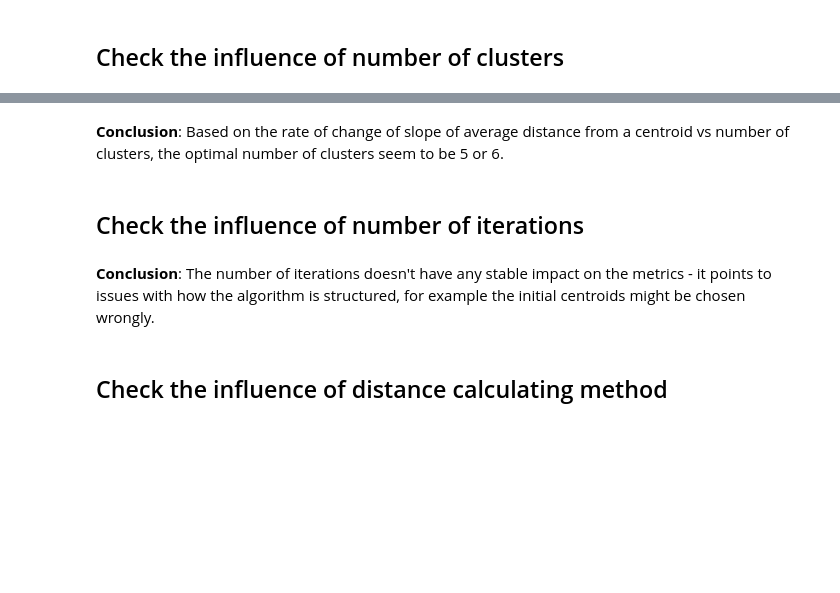
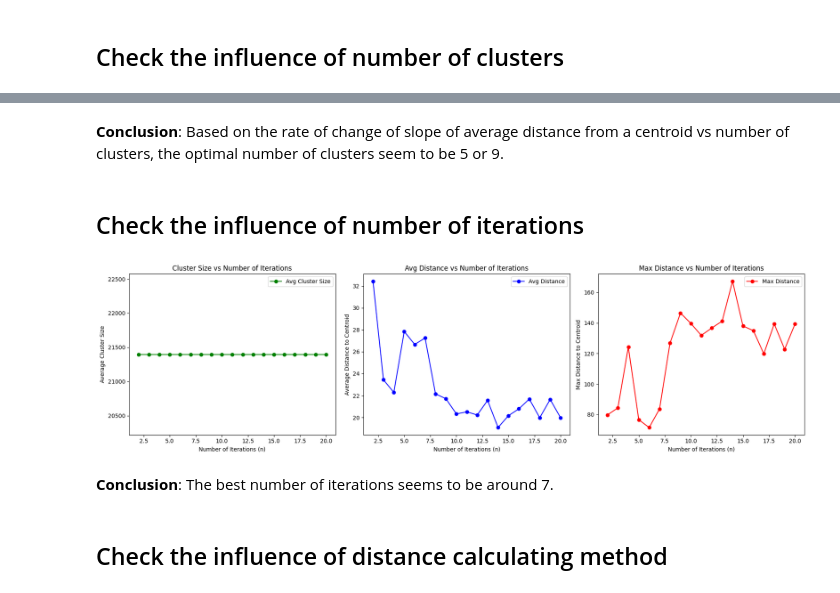
Before and after one commit to clouddiish/k_means, a Jupyter notebook: corrected_app/healthcare_noshows/healthcare_noshows_results_analysis.ipynb, the cells around one changed output, grey strips where cells are left out. Saved outputs shown, nothing was run; the diff lists cells and outputs as text; code cells hidden in the pictures; blank space fills up the shorter version.

```diff
--- a/corrected_app/healthcare_noshows/healthcare_noshows_results_analysis.ipynb
+++ b/corrected_app/healthcare_noshows/healthcare_noshows_results_analysis.ipynb
@@ -67,5 +67,5 @@ TypeError: object of type 'NoneType' has no len()
 # %% [markdown]
-**Conclusion**: Based on the rate of change of slope of average distance from a centroid vs number of clusters, the optimal number of clusters seem to be 5 or 6.
+**Conclusion**: Based on the rate of change of slope of average distance from a centroid vs number of clusters, the optimal number of clusters seem to be 5 or 9.
 # %% [markdown]
 ## Check the influence of number of iterations
 # %%
@@ -73,7 +73,7 @@ TypeError: object of type 'NoneType' has no len()
 
 results = []
 
-for n in range(2, 31):
+for n in range(2, 21):
     clusters, centroids = healthcare_noshows_loop(no_of_iterations=n, no_of_clusters=5, calculate_distance_function=get_euclidean_distance)
 
     cluster_sizes = [get_cluster_size(cluster) for cluster in clusters]
@@ -89,35 +89,37 @@ for n in range(2, 31):
 
 fig, axs = plt.subplots(1, 3, figsize=(18, 5))
 ns = [res["n"] for res in results]
 
 # avg cluster size vs number of clusters
 avg_cluster_sizes = [res["avg_cluster_size"] for res in results]
 axs[0].plot(ns, avg_cluster_sizes, marker='o', linestyle='-', color='g', label="Avg Cluster Size")
 axs[0].set_xlabel("Number of Iterations (n)")
 axs[0].set_ylabel("Average Cluster Size")
 axs[0].set_title("Cluster Size vs Number of Iterations")
 axs[0].legend()
 
 # avg distance to centroid vs number of clusters
 avg_distances = [res["avg_distance"] for res in results]
 axs[1].plot(ns, avg_distances, marker='o', linestyle='-', color='b', label="Avg Distance")
 axs[1].set_xlabel("Number of Iterations (n)")
 axs[1].set_ylabel("Average Distance to Centroid")
 axs[1].set_title("Avg Distance vs Number of Iterations")
 axs[1].legend()
 
 # max distance to centroid vs number of clusters
 max_distances = [res["max_distance"] for res in results]
 axs[2].plot(ns, max_distances, marker='o', linestyle='-', color='r', label="Max Distance")
 axs[2].set_xlabel("Number of Iterations (n)")
 axs[2].set_ylabel("Max Distance to Centroid")
 axs[2].set_title("Max Distance vs Number of Iterations")
 axs[2].legend()
 
 plt.tight_layout()
 plt.show()
+# %% [output]
+[figure, added]
-# %% [markdown]
-**Conclusion**: The number of iterations doesn't have any stable impact on the metrics - it points to issues with how the algorithm is structured, for example the initial centroids might be chosen wrongly.
+# %% [markdown]
+**Conclusion**: The best number of iterations seems to be around 7.
 # %% [markdown]
 ## Check the influence of distance calculating method
 # %%
```
Also changed, not shown: parts of 4 cells of this notebook, 1 other file.
